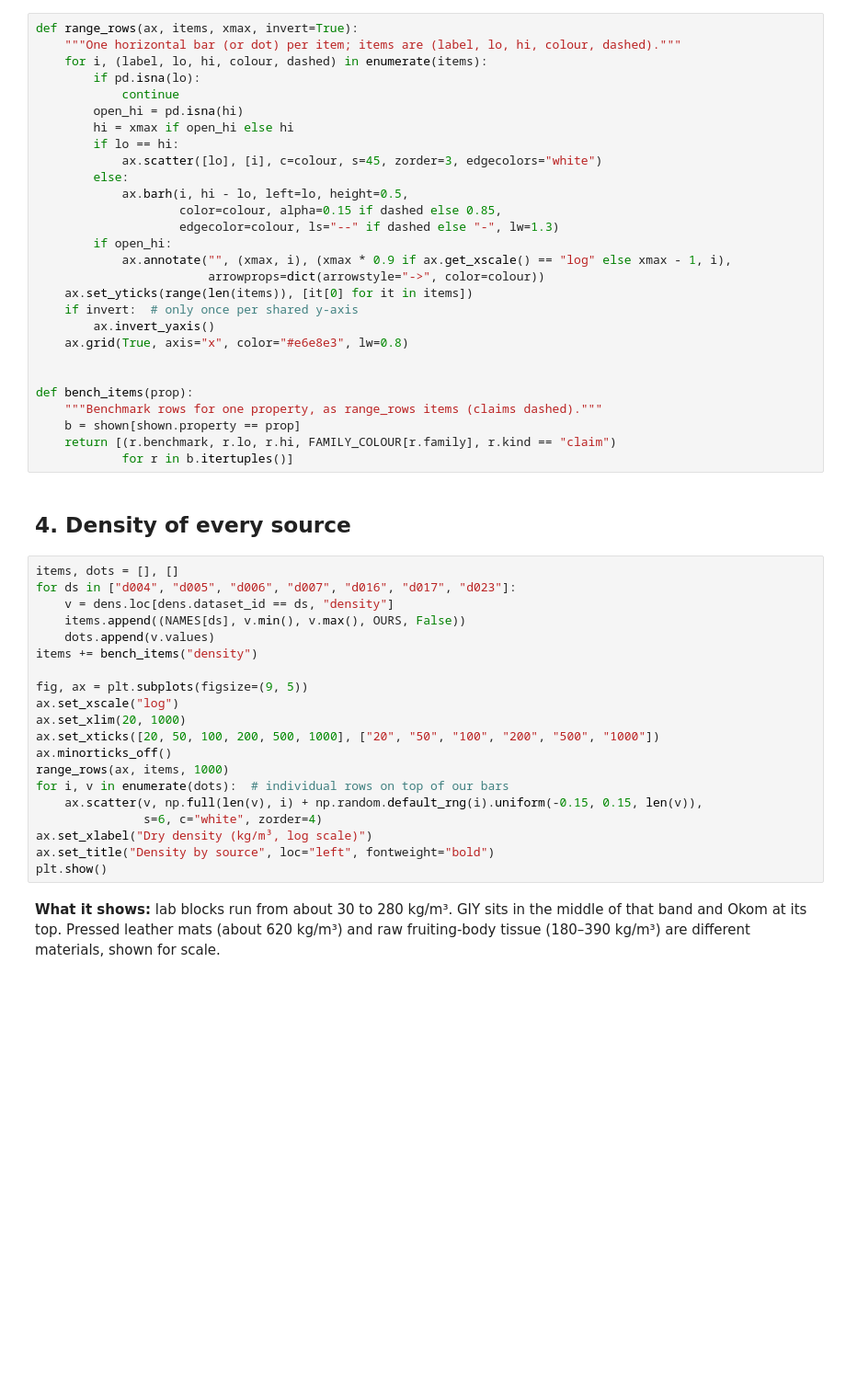
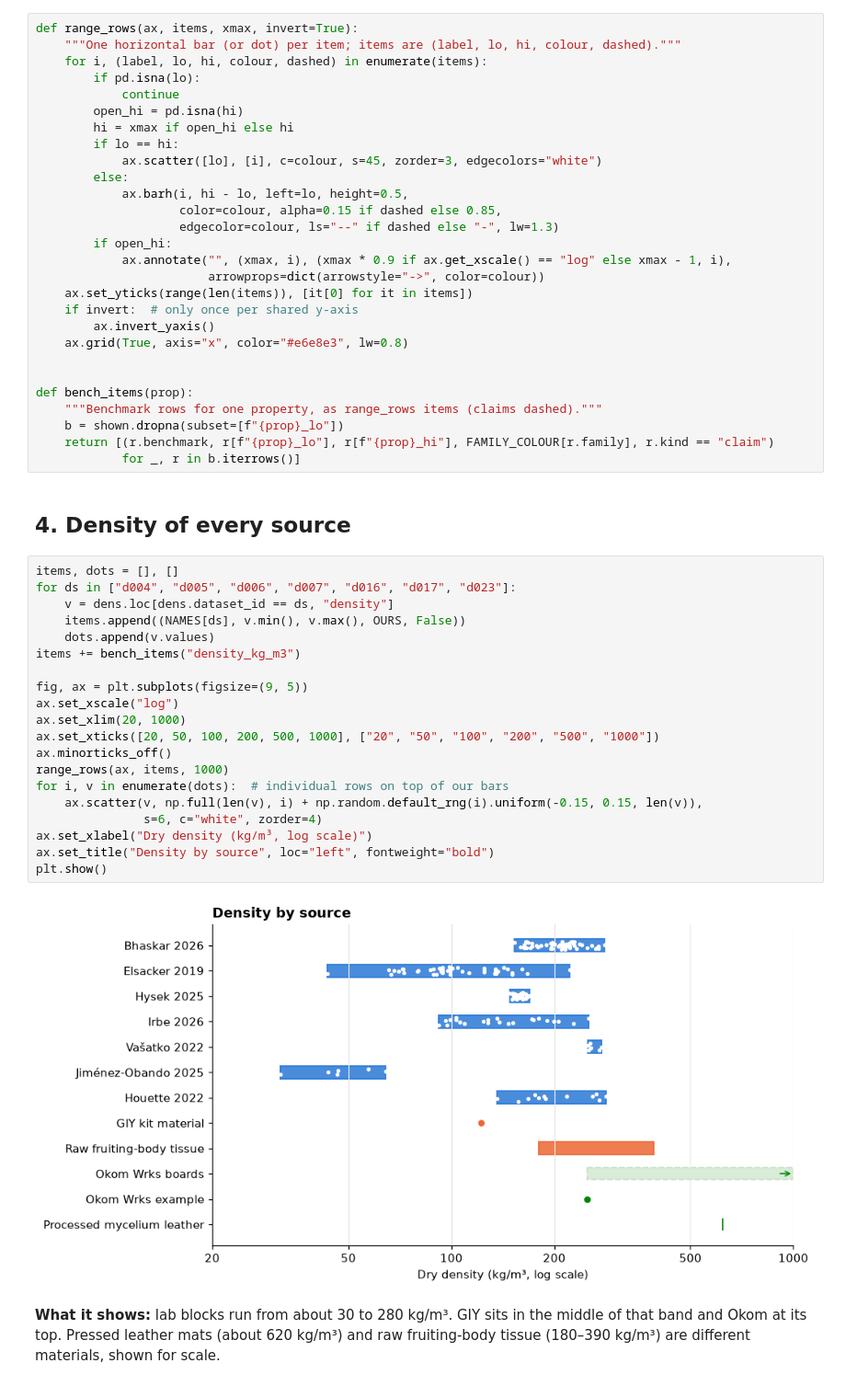
Before and after one commit to sylaslau/myco_demo, a Jupyter notebook: notebooks/0.2.benchmarks.ipynb, the cells around one changed output. Shown at 92% size. Saved outputs shown, nothing was run; the diff lists cells and outputs as text; blank space fills up the shorter version.

```diff
--- a/notebooks/0.2.benchmarks.ipynb
+++ b/notebooks/0.2.benchmarks.ipynb
@@ -193,31 +281,33 @@ def range_rows(ax, items, xmax, invert=True):
 
 def bench_items(prop):
     """Benchmark rows for one property, as range_rows items (claims dashed)."""
-    b = shown[shown.property == prop]
-    return [(r.benchmark, r.lo, r.hi, FAMILY_COLOUR[r.family], r.kind == "claim")
-            for r in b.itertuples()]
+    b = shown.dropna(subset=[f"{prop}_lo"])
+    return [(r.benchmark, r[f"{prop}_lo"], r[f"{prop}_hi"], FAMILY_COLOUR[r.family], r.kind == "claim")
+            for _, r in b.iterrows()]
 # %% [markdown]
 ## 4. Density of every source
 # %%
 items, dots = [], []
 for ds in ["d004", "d005", "d006", "d007", "d016", "d017", "d023"]:
     v = dens.loc[dens.dataset_id == ds, "density"]
     items.append((NAMES[ds], v.min(), v.max(), OURS, False))
     dots.append(v.values)
-items += bench_items("density")
+items += bench_items("density_kg_m3")
 
 fig, ax = plt.subplots(figsize=(9, 5))
 ax.set_xscale("log")
 ax.set_xlim(20, 1000)
 ax.set_xticks([20, 50, 100, 200, 500, 1000], ["20", "50", "100", "200", "500", "1000"])
 ax.minorticks_off()
 range_rows(ax, items, 1000)
 for i, v in enumerate(dots):  # individual rows on top of our bars
     ax.scatter(v, np.full(len(v), i) + np.random.default_rng(i).uniform(-0.15, 0.15, len(v)),
                s=6, c="white", zorder=4)
 ax.set_xlabel("Dry density (kg/m³, log scale)")
 ax.set_title("Density by source", loc="left", fontweight="bold")
 plt.show()
+# %% [output]
+[figure, added]
 # %% [markdown]
 **What it shows:** lab blocks run from about 30 to 280 kg/m³. GIY sits in the middle of that band and Okom at its top. Pressed leather mats (about 620 kg/m³) and raw fruiting-body tissue (180–390 kg/m³) are different materials, shown for scale.
 # %% [markdown]
```
Also changed, not shown: parts of 12 cells of this notebook, 8 other files.
